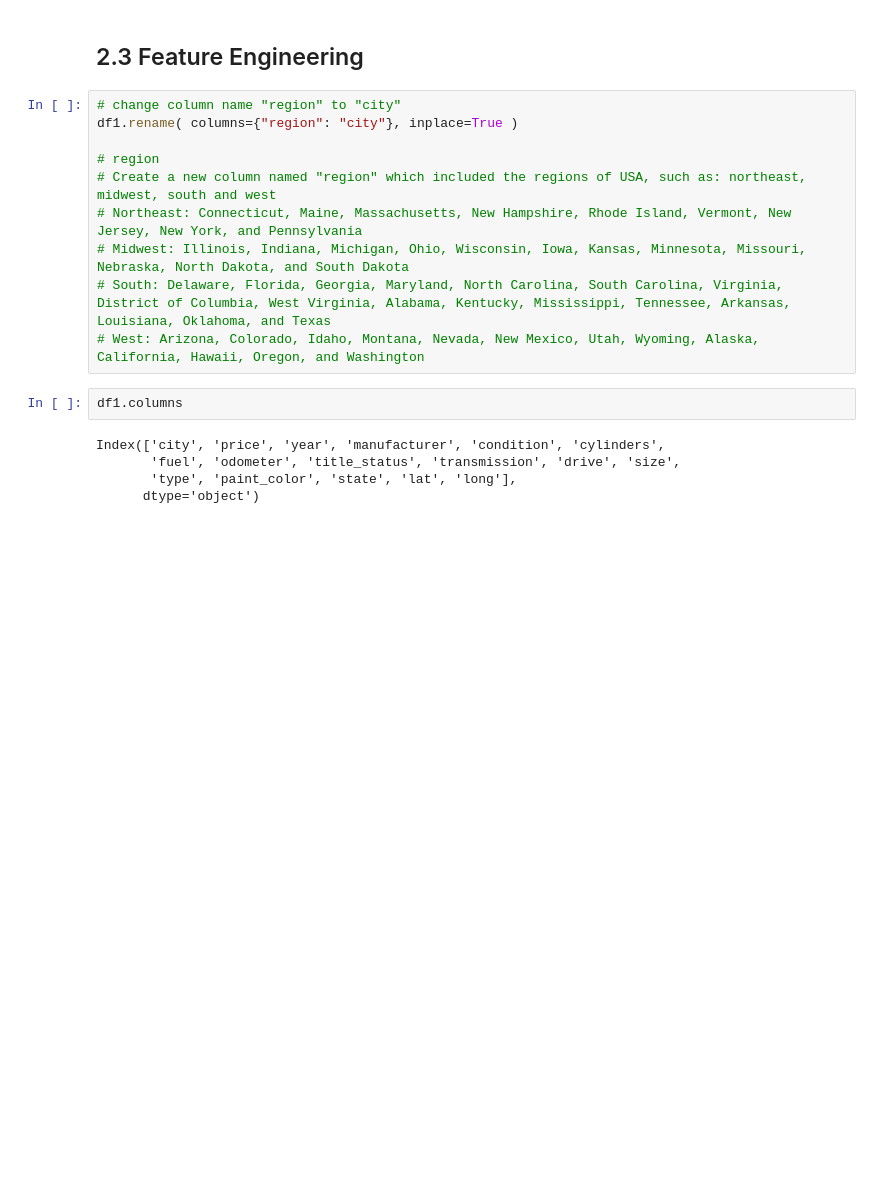
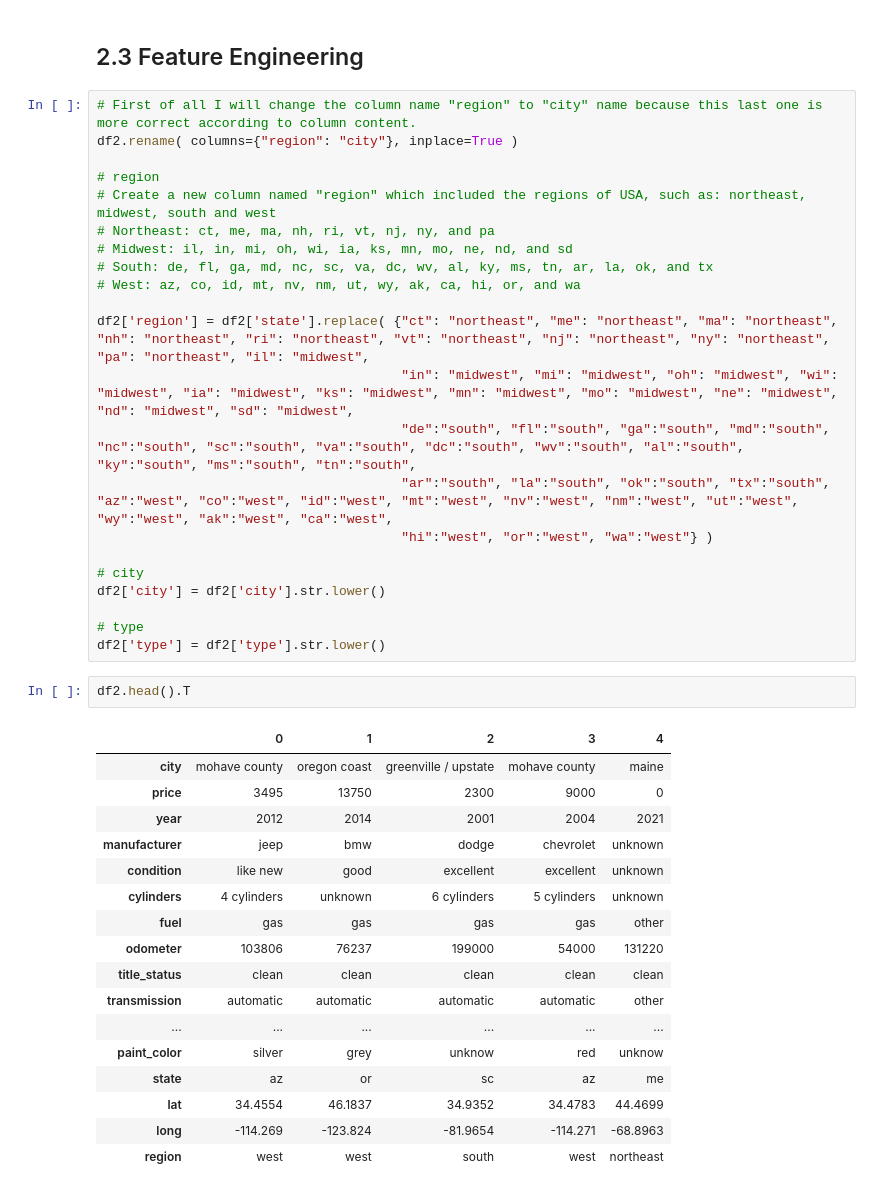
Before and after one commit to panambY/Used_Car_Price, a Jupyter notebook: Used_Car_Price.ipynb, the cells around one changed output. Saved outputs shown, nothing was run; the diff lists cells and outputs as text; blank space fills up the shorter version.

```diff
--- a/Used_Car_Price.ipynb
+++ b/Used_Car_Price.ipynb
@@ -730,20 +730,45 @@ Image( "image/Hyphoteses_Map.png")
 **15.** Used cars with less age should cost less.
 # %% [markdown]
 ## 2.3 Feature Engineering
-# %%
-# change column name "region" to "city"
-df1.rename( columns={"region": "city"}, inplace=True )
-
-# region
-# Create a new column named "region" which included the regions of USA, such as: northeast, midwest, south and west
-# Northeast: Connecticut, Maine, Massachusetts, New Hampshire, Rhode Island, Vermont, New Jersey, New York, and Pennsylvania
-# Midwest: Illinois, Indiana, Michigan, Ohio, Wisconsin, Iowa, Kansas, Minnesota, Missouri, Nebraska, North Dakota, and South Dakota
-# South: Delaware, Florida, Georgia, Maryland, North Carolina, South Carolina, Virginia, District of Columbia, West Virginia, Alabama, Kentucky, Mississippi, Tennessee, Arkansas, Louisiana, Oklahoma, and Texas
-# West: Arizona, Colorado, Idaho, Montana, Nevada, New Mexico, Utah, Wyoming, Alaska, California, Hawaii, Oregon, and Washington
-# %%
-df1.columns
-# %% [output]
-Index(['city', 'price', 'year', 'manufacturer', 'condition', 'cylinders',
-       'fuel', 'odometer', 'title_status', 'transmission', 'drive', 'size',
-       'type', 'paint_color', 'state', 'lat', 'long'],
-      dtype='object')
+# %%
+# First of all I will change the column name "region" to "city" name because this last one is more correct according to column content.
+df2.rename( columns={"region": "city"}, inplace=True )
+
+# region
+# Create a new column named "region" which included the regions of USA, such as: northeast, midwest, south and west
+# Northeast: ct, me, ma, nh, ri, vt, nj, ny, and pa
+# Midwest: il, in, mi, oh, wi, ia, ks, mn, mo, ne, nd, and sd
+# South: de, fl, ga, md, nc, sc, va, dc, wv, al, ky, ms, tn, ar, la, ok, and tx
+# West: az, co, id, mt, nv, nm, ut, wy, ak, ca, hi, or, and wa
+
+df2['region'] = df2['state'].replace( {"ct": "northeast", "me": "northeast", "ma": "northeast", "nh": "northeast", "ri": "northeast", "vt": "northeast", "nj": "northeast", "ny": "northeast", "pa": "northeast", "il": "midwest",
+                                       "in": "midwest", "mi": "midwest", "oh": "midwest", "wi": "midwest", "ia": "midwest", "ks": "midwest", "mn": "midwest", "mo": "midwest", "ne": "midwest", "nd": "midwest", "sd": "midwest",
+                                       "de":"south", "fl":"south", "ga":"south", "md":"south", "nc":"south", "sc":"south", "va":"south", "dc":"south", "wv":"south", "al":"south", "ky":"south", "ms":"south", "tn":"south",
+                                       "ar":"south", "la":"south", "ok":"south", "tx":"south", "az":"west", "co":"west", "id":"west", "mt":"west", "nv":"west", "nm":"west", "ut":"west", "wy":"west", "ak":"west", "ca":"west",
+                                       "hi":"west", "or":"west", "wa":"west"} )
+
+# city
+df2['city'] = df2['city'].str.lower()
+
+# type
+df2['type'] = df2['type'].str.lower()
+# %%
+df2.head().T
+# %% [output]
+|  | 0 | 1 | 2 | 3 | 4 |
+| city | mohave county | oregon coast | greenville / upstate | mohave county | maine |
+| price | 3495 | 13750 | 2300 | 9000 | 0 |
+| year | 2012 | 2014 | 2001 | 2004 | 2021 |
+| manufacturer | jeep | bmw | dodge | chevrolet | unknown |
+| condition | like new | good | excellent | excellent | unknown |
+| cylinders | 4 cylinders | unknown | 6 cylinders | 5 cylinders | unknown |
+| fuel | gas | gas | gas | gas | other |
+| odometer | 103806 | 76237 | 199000 | 54000 | 131220 |
+| title_status | clean | clean | clean | clean | clean |
+| transmission | automatic | automatic | automatic | automatic | other |
+| ... | ... | ... | ... | ... | ... |
+| paint_color | silver | grey | unknow | red | unknow |
+| state | az | or | sc | az | me |
+| lat | 34.4554 | 46.1837 | 34.9352 | 34.4783 | 44.4699 |
+| long | -114.269 | -123.824 | -81.9654 | -114.271 | -68.8963 |
+| region | west | west | south | west | northeast |
```
Also changed, not shown: parts of 6 cells of this notebook.
